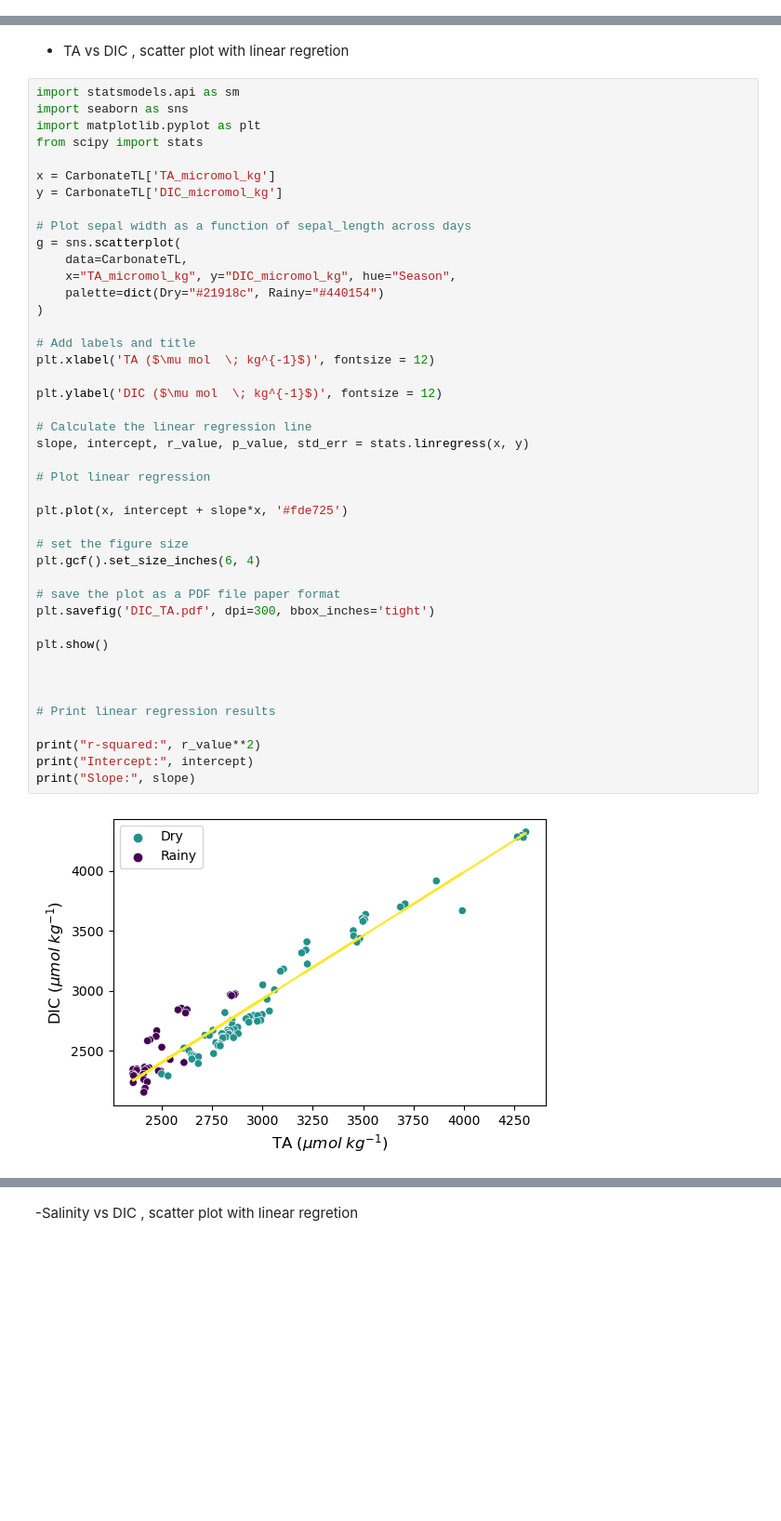
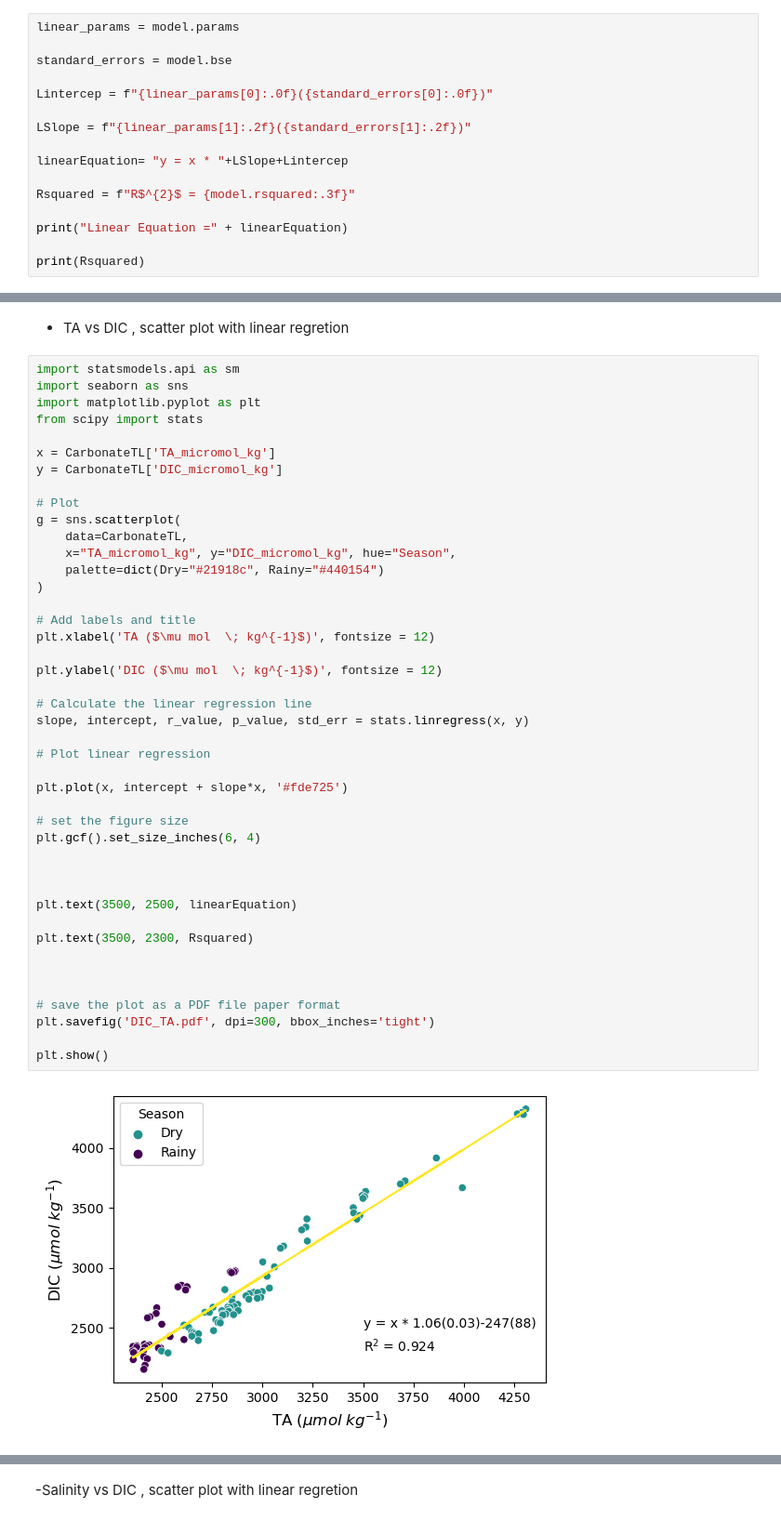
Before and after one commit to gilbertoCM/terminos_lagoon_carbonate, a Jupyter notebook: MartinezTrejo_etal_2023_pyco2sys.ipynb, the cells around one changed output, grey strips where cells are left out. Shown at 93% size. Drawn from its saved outputs; the diff is of its cells as text; blank space fills up the shorter version.

Commit message:
Funciona agreagndo la linea de pendiente

```diff
--- a/MartinezTrejo_etal_2023_pyco2sys.ipynb
+++ b/MartinezTrejo_etal_2023_pyco2sys.ipynb
@@ -93,0 +137,16 @@ PalizadaResult = CarbonateTL.loc[CarbonateTL["Estuary"] == "Palizada"]
+# %%
+linear_params = model.params
+
+standard_errors = model.bse
+
+Lintercep = f"{linear_params[0]:.0f}({standard_errors[0]:.0f})"
+
+LSlope = f"{linear_params[1]:.2f}({standard_errors[1]:.2f})"
+
+linearEquation= "y = x * "+LSlope+Lintercep
+
+Rsquared = f"R$^{2}$ = {model.rsquared:.3f}"
+
+print("Linear Equation =" + linearEquation)
+
+print(Rsquared)
@@ -101,40 +163,40 @@ from scipy import stats
 
 x = CarbonateTL['TA_micromol_kg']
 y = CarbonateTL['DIC_micromol_kg']
 
-# Plot sepal width as a function of sepal_length across days
+# Plot
 g = sns.scatterplot(
     data=CarbonateTL,
     x="TA_micromol_kg", y="DIC_micromol_kg", hue="Season",
     palette=dict(Dry="#21918c", Rainy="#440154")
 )
 
 # Add labels and title
 plt.xlabel('TA ($\mu mol  \; kg^{-1}$)', fontsize = 12)
 
 plt.ylabel('DIC ($\mu mol  \; kg^{-1}$)', fontsize = 12)
 
 # Calculate the linear regression line
 slope, intercept, r_value, p_value, std_err = stats.linregress(x, y)
 
 # Plot linear regression
 
 plt.plot(x, intercept + slope*x, '#fde725')
 
 # set the figure size
 plt.gcf().set_size_inches(6, 4)
 
+
+
+plt.text(3500, 2500, linearEquation)
+
+plt.text(3500, 2300, Rsquared)
+
+
+
 # save the plot as a PDF file paper format
 plt.savefig('DIC_TA.pdf', dpi=300, bbox_inches='tight')
 
 plt.show()
-
-
-
-# Print linear regression results
-
-print("r-squared:", r_value**2)
-print("Intercept:", intercept)
-print("Slope:", slope)
 # %% [output]
-[figure, old version]
+[figure, new version]
```
Also changed, not shown: parts of 7 cells of this notebook.
